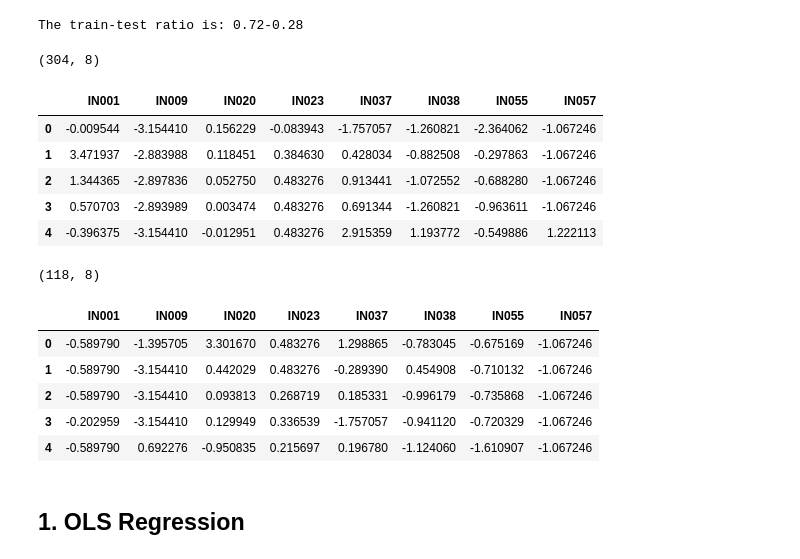
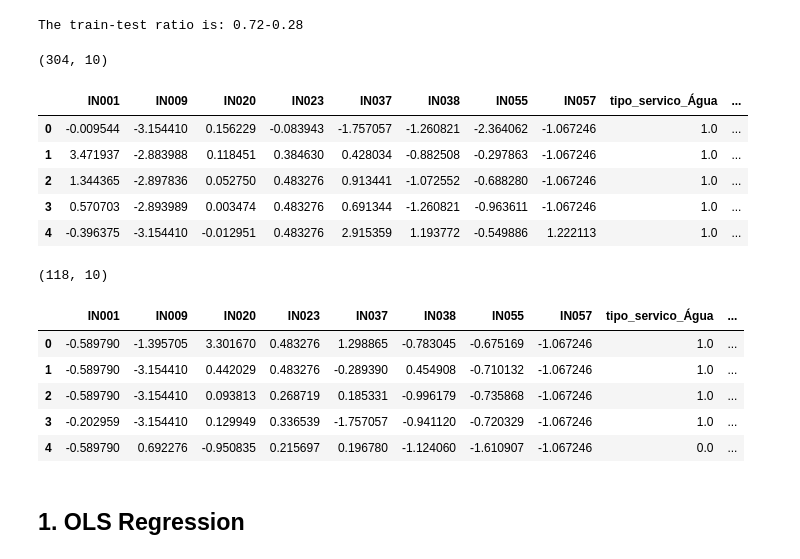
Before and after one commit to rafaelcbpy/Comp_Aplicada_ICA, a Jupyter notebook: notebooks/HW2/regression.ipynb, the cells around one changed output. Cells and saved outputs as stored; diff of their text form; code cells hidden in the pictures.

```diff
--- a/notebooks/HW2/regression.ipynb
+++ b/notebooks/HW2/regression.ipynb
@@ -64,7 +64,7 @@ df.head()
 | 4 | Aiuaba | 2019 | Local | Água | Administração pública direta | 1.0 | 0.00 | 10.65 | 177.28 | ... |
 # %%
 numerical_columns = ["IN001", "IN009", "IN020", "IN023", "IN037", "IN038", "IN055", "IN057"]
-# categorical_columns = ["tipo_servico"]
+categorical_columns = ["tipo_servico"]
 target_col = "IN022"
 # %% [markdown]
 ## 0. Perform an exploratory analysis of the data and pre-process the predictors
@@ -82,3 +78,16 @@ X_test, y_test = test[numerical_columns], test[target_col]
+# %%
+_df = df.dropna()
+features = numerical_columns + categorical_columns + [target_col]
+
+# # Random spliting the training data into Train-test
+# train, test = train_test_split(_df[features], test_size=0.3, random_state=42)
+
+# Spliting the training data into Train-test by time
+train = _df.query("ano<=2017")[features]
+test = _df.query("ano>2017")[features]
+
+X_train, y_train = train.drop(columns=[target_col]), train[target_col]
+X_test, y_test = test.drop(columns=[target_col]), test[target_col]
 # %%
 print("The train-test ratio is: %.2f-%.2f" % (len(train)/len(_df), len(test)/len(_df)))
 # %% [output]
@@ -89,27 +98,27 @@ from sklearn.preprocessing import LabelEncoder, MinMaxScaler, OneHotEncoder, Sta
 # %%
 ohe = make_column_transformer(
   (StandardScaler(), numerical_columns),
-  # (OneHotEncoder(handle_unknown = 'ignore', sparse_output=False, dtype=float), categorical_columns),
+  (OneHotEncoder(handle_unknown = 'ignore', sparse_output=False, dtype=float), categorical_columns),
   remainder='passthrough')
 
 ohe.fit(X_train)
 X_transformed = ohe.transform(X_train)
 
 dummies_columns = [x.split("__")[1] for x in ohe.get_feature_names_out()]
 dummies = pd.DataFrame(X_transformed, columns=dummies_columns)
 
 X_train = dummies.astype({c: float for c in dummies_columns})
 
 print(X_train.shape)
 X_train.head()
 # %% [output]
-(304, 8)
+(304, 10)
-|  | IN001 | IN009 | IN020 | IN023 | IN037 | IN038 | IN055 | IN057 |
-| 0 | -0.009544 | -3.154410 | 0.156229 | -0.083943 | -1.757057 | -1.260821 | -2.364062 | -1.067246 |
-| 1 | 3.471937 | -2.883988 | 0.118451 | 0.384630 | 0.428034 | -0.882508 | -0.297863 | -1.067246 |
-| 2 | 1.344365 | -2.897836 | 0.052750 | 0.483276 | 0.913441 | -1.072552 | -0.688280 | -1.067246 |
-| 3 | 0.570703 | -2.893989 | 0.003474 | 0.483276 | 0.691344 | -1.260821 | -0.963611 | -1.067246 |
-| 4 | -0.396375 | -3.154410 | -0.012951 | 0.483276 | 2.915359 | 1.193772 | -0.549886 | 1.222113 |
+|  | IN001 | IN009 | IN020 | IN023 | IN037 | IN038 | IN055 | IN057 | tipo_servico_Água | ... |
+| 0 | -0.009544 | -3.154410 | 0.156229 | -0.083943 | -1.757057 | -1.260821 | -2.364062 | -1.067246 | 1.0 | ... |
+| 1 | 3.471937 | -2.883988 | 0.118451 | 0.384630 | 0.428034 | -0.882508 | -0.297863 | -1.067246 | 1.0 | ... |
+| 2 | 1.344365 | -2.897836 | 0.052750 | 0.483276 | 0.913441 | -1.072552 | -0.688280 | -1.067246 | 1.0 | ... |
+| 3 | 0.570703 | -2.893989 | 0.003474 | 0.483276 | 0.691344 | -1.260821 | -0.963611 | -1.067246 | 1.0 | ... |
+| 4 | -0.396375 | -3.154410 | -0.012951 | 0.483276 | 2.915359 | 1.193772 | -0.549886 | 1.222113 | 1.0 | ... |
 # %%
 X_transformed = ohe.transform(X_test)
 
@@ -120,13 +129,13 @@ X_test = dummies.astype({c: float for c in dummies_columns})
 print(X_test.shape)
 X_test.head()
 # %% [output]
-(118, 8)
+(118, 10)
-|  | IN001 | IN009 | IN020 | IN023 | IN037 | IN038 | IN055 | IN057 |
-| 0 | -0.589790 | -1.395705 | 3.301670 | 0.483276 | 1.298865 | -0.783045 | -0.675169 | -1.067246 |
-| 1 | -0.589790 | -3.154410 | 0.442029 | 0.483276 | -0.289390 | 0.454908 | -0.710132 | -1.067246 |
-| 2 | -0.589790 | -3.154410 | 0.093813 | 0.268719 | 0.185331 | -0.996179 | -0.735868 | -1.067246 |
-| 3 | -0.202959 | -3.154410 | 0.129949 | 0.336539 | -1.757057 | -0.941120 | -0.720329 | -1.067246 |
-| 4 | -0.589790 | 0.692276 | -0.950835 | 0.215697 | 0.196780 | -1.124060 | -1.610907 | -1.067246 |
+|  | IN001 | IN009 | IN020 | IN023 | IN037 | IN038 | IN055 | IN057 | tipo_servico_Água | ... |
+| 0 | -0.589790 | -1.395705 | 3.301670 | 0.483276 | 1.298865 | -0.783045 | -0.675169 | -1.067246 | 1.0 | ... |
+| 1 | -0.589790 | -3.154410 | 0.442029 | 0.483276 | -0.289390 | 0.454908 | -0.710132 | -1.067246 | 1.0 | ... |
+| 2 | -0.589790 | -3.154410 | 0.093813 | 0.268719 | 0.185331 | -0.996179 | -0.735868 | -1.067246 | 1.0 | ... |
+| 3 | -0.202959 | -3.154410 | 0.129949 | 0.336539 | -1.757057 | -0.941120 | -0.720329 | -1.067246 | 1.0 | ... |
+| 4 | -0.589790 | 0.692276 | -0.950835 | 0.215697 | 0.196780 | -1.124060 | -1.610907 | -1.067246 | 0.0 | ... |
 # %% [markdown]
 
 ## 1. OLS Regression
```
Also changed, not shown: parts of 56 cells of this notebook.
